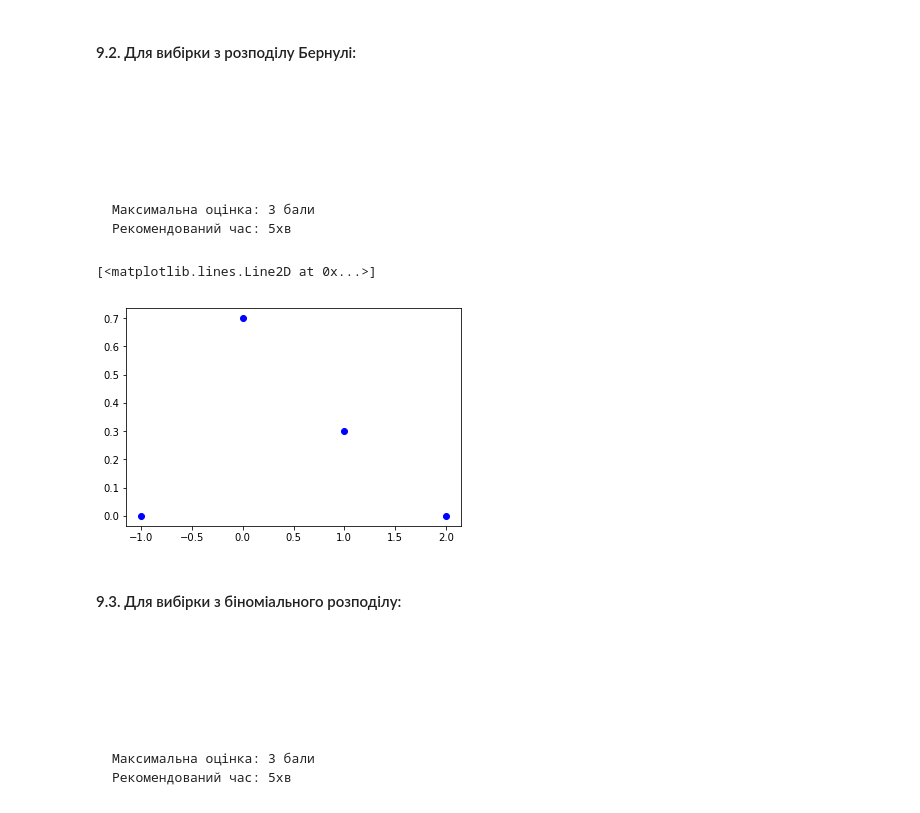
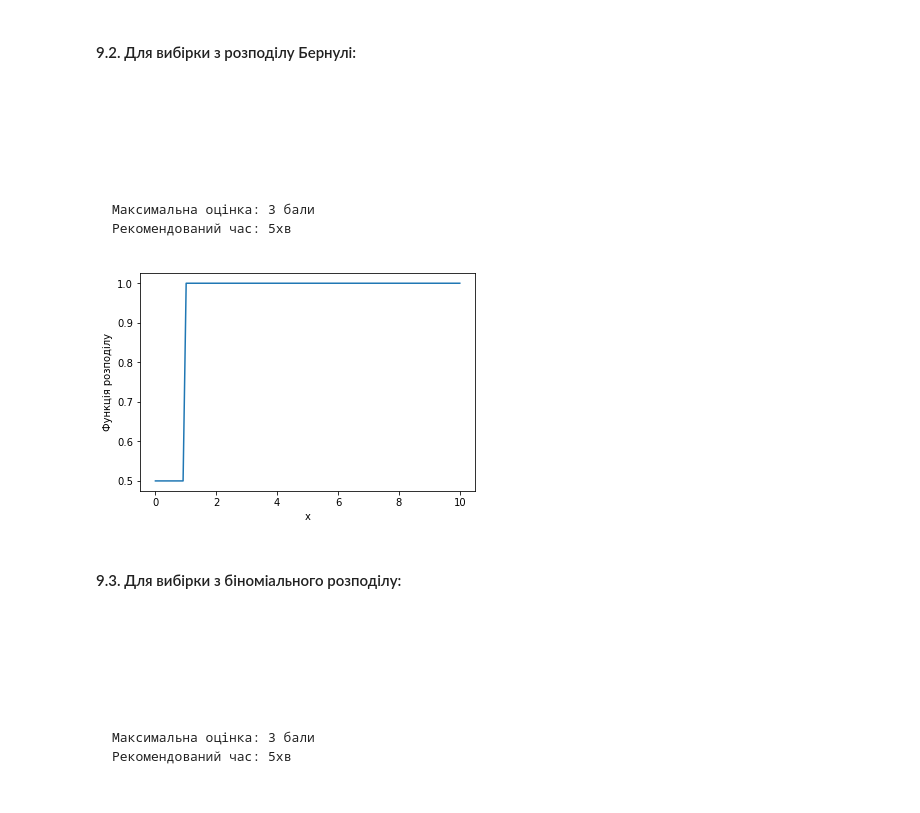
Before and after one commit to lluidesia/Liudmyla-Prysiazhna-DS100-Test-2_v2, a Jupyter notebook: DataRoot University DS100 Test #2_v2.ipynb, the cells around one changed output. Cells and saved outputs as stored; diff of their text form; code cells hidden in the pictures.

````diff
--- a/DataRoot University DS100 Test #2_v2.ipynb
+++ b/DataRoot University DS100 Test #2_v2.ipynb
@@ -621,12 +622,17 @@ plt.xlabel('x')
 Максимальна оцінка: 3 бали
 Рекомендований час: 5хв
 ```
-# %%
-x = np.arange(-1,3)
-plt.plot(x, st.bernoulli.pmf(x, 0.3), 'bo')
-# %% [output]
-[<matplotlib.lines.Line2D at 0x...>]
-[figure, removed]
+# %%
+bern_rv = sts.bernoulli(0.5)
+bern_rv.rvs(100)
+x = np.linspace(0, 10, 100)
+
+plt.plot(x, bern_rv.cdf(x))
+plt.xlabel('x')
+plt.ylabel('Функція розподілу')
+plt.show()
+# %% [output]
+[figure, added]
 # %% [markdown]
 #### 9.3. Для вибірки з біноміального розподілу:
 ```
````
Also changed, not shown: parts of 6 cells of this notebook.
